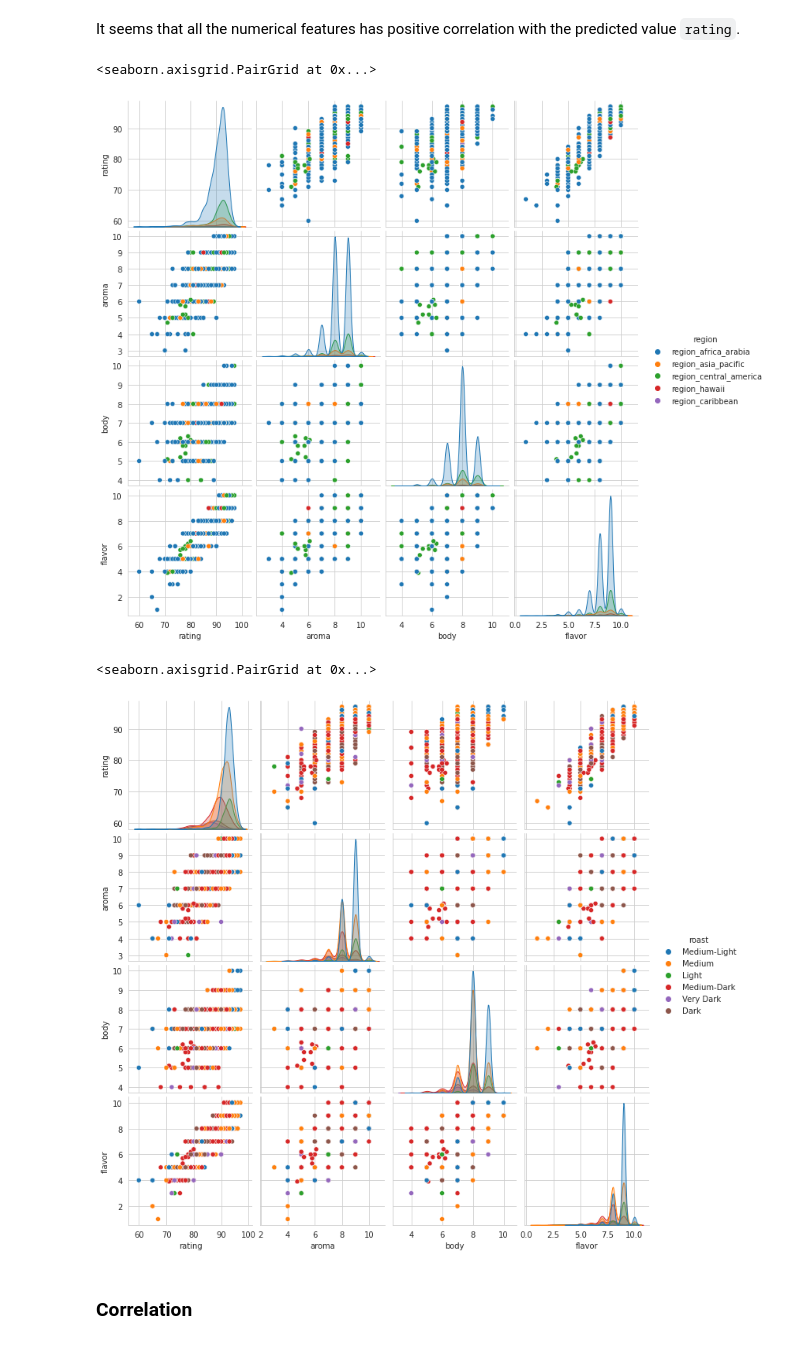
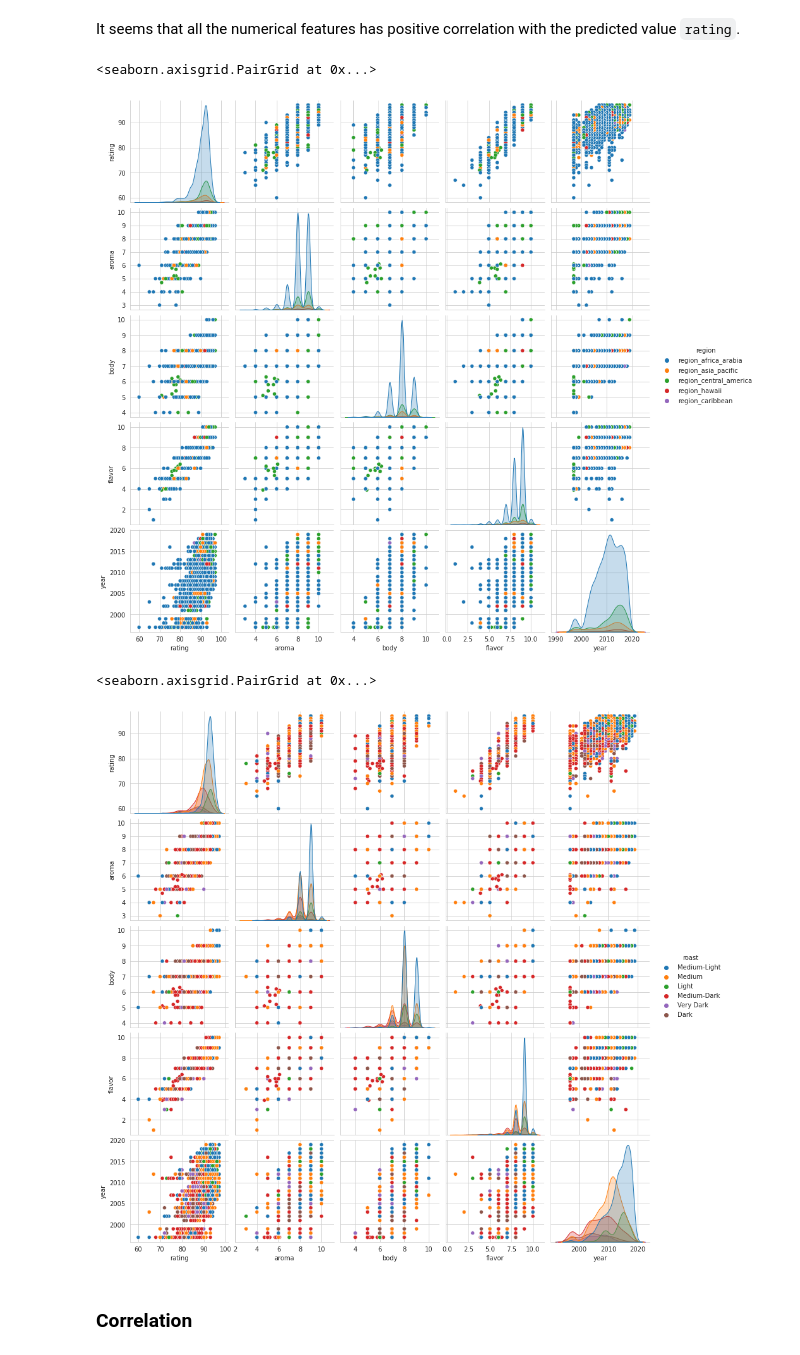
Before and after one commit to madisonc27/Team-Dragonfly, a Jupyter notebook: Trial 2/EDA/EDA.ipynb, the cells around one changed output. Drawn from its saved outputs; the diff is of its cells as text; code cells hidden in the pictures.

Commit message:
Add month and year into EDA

```diff
--- a/Trial 2/EDA/EDA.ipynb
+++ b/Trial 2/EDA/EDA.ipynb
@@ -46,16 +46,16 @@ print(coffee.rating.skew())
 It seems that all the numerical features has positive correlation with the predicted value `rating`.
 # %%
 ##make an initial pairplot to look at relationships between ratings and how they relate to the country of origin
-sns.pairplot(coffee, vars = ["rating", "aroma", "body", "flavor"],  hue = "region")
+sns.pairplot(coffee, vars = ["rating", "aroma", "body", "flavor", "year"],  hue = "region")
 # %% [output]
 <seaborn.axisgrid.PairGrid at 0x...>
-[figure, old version]
+[figure, new version]
 # %%
 ##make an initial pairplot to look at relationships between ratings and how they relate to the country of origin
-sns.pairplot(coffee, vars = ["rating", "aroma", "body", "flavor"],  hue = "roast")
+sns.pairplot(coffee, vars = ["rating", "aroma", "body", "flavor", "year"],  hue = "roast")
 # %% [output]
 <seaborn.axisgrid.PairGrid at 0x...>
-[figure, old version]
+[figure, new version]
 # %% [markdown]
 ### Correlation
 # %% [markdown]
```
Also changed, not shown: parts of 1 cell of this notebook.
